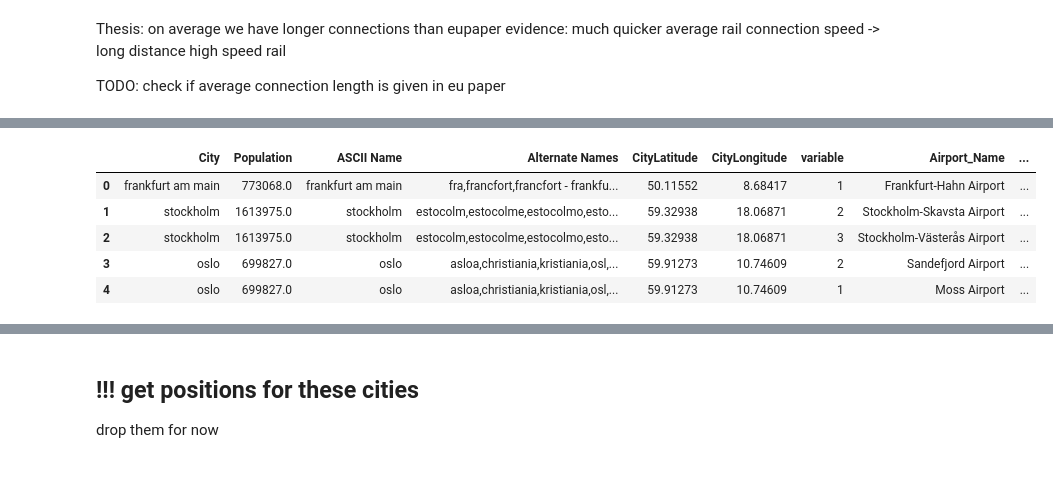
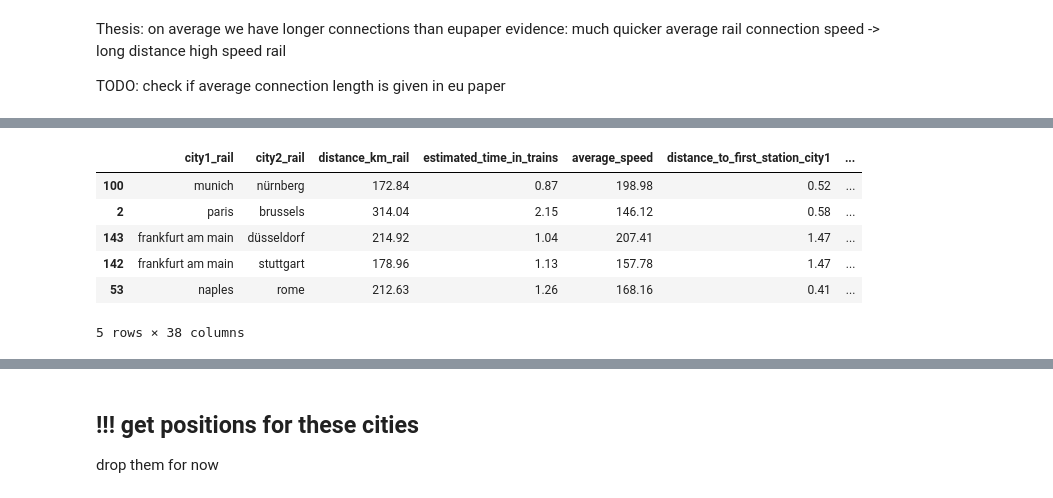
Before and after one commit to Niledough/DOPP_Exercise_2, a Jupyter notebook: dopp-air-and-rail.ipynb, the cells around one changed output, grey strips where cells are left out. Cells and saved outputs as stored; diff of their text form; code cells hidden in the pictures.

Commit message:
create map comparing travel times and cleaning up the old code

```diff
--- a/dopp-air-and-rail.ipynb
+++ b/dopp-air-and-rail.ipynb
@@ -109,7 +109,7 @@ latest_df = pd.DataFrame({
     'Population': latest_populations
 })
 latest_df_sorted = latest_df.sort_values(by='Population', ascending=False)
-latest_df_sorted = latest_df_sorted[latest_df_sorted['Population'] > 500000].sort_values(by='Population', ascending=False)
+latest_df_sorted = latest_df_sorted[latest_df_sorted['Population'] > 300000].sort_values(by='Population', ascending=False)
 
 # Standardize cities in the latest_df_sorted
 latest_df_sorted['City'] = latest_df_sorted['City'].str.strip().str.lower()
@@ -2086,0 +2046,5 @@ df_cities_airports['Airport ID'] = df_cities_airports['Airport ID'].astype('int'
+# %%
+
+df_airandrail_short['delta_time_hours'] = df_airandrail_short['total_travel_time_minutes_air']/60 - df_airandrail_short['total_travel_time_minutes_rail']/60
+
+display(df_airandrail_short.head())
@@ -2086,0 +2059,36 @@ df_cities_airports['Airport ID'] = df_cities_airports['Airport ID'].astype('int'
+# %%
+# drop connections where time delta > 10h
+
+df_airandrail_short.drop(df_airandrail_short[df_airandrail_short['delta_time_hours'] < -10].index, inplace= True)
+# %%
+# find min and max avg speed
+df_airandrail_short_sorted = df_airandrail_short.sort_values(by='delta_time_hours', ascending=False)
+
+# Get the maximum average speed
+max_delta_time = df_airandrail_short_sorted['delta_time_hours'].iloc[0]
+print(f"Maximum Time Delta (air-rail): {max_delta_time} hours")
+
+# Get the minimum average speed
+min_delta_time = df_airandrail_short_sorted['delta_time_hours'].iloc[-1]
+print(f"Minimum Time Delta (air-rail): {min_delta_time} hours")
+
+
+
+# create avg_speed groups
+
+bins = np.arange(-10,2,1) # bins for avg speed
+labels = [f"{bins[i]}-{bins[i+1]}" for i in range(len(bins)-1)]
+df_airandrail_short['delta_time_group'] = pd.cut(df_airandrail_short['delta_time_hours'], bins=bins, labels=labels, right=False)
+
+time_group_counts = df_airandrail_short['delta_time_group'].value_counts(sort=False)
+#print(time_group_counts)
+
+plt.figure(figsize=(12, 6))
+time_group_counts.plot(kind='bar', color='skyblue', width=0.8)
+plt.title("Distribution of Time Difference (Air- Rail) in hours")
+plt.ylabel('Number of Connections')
+plt.xlabel('Time_delta')
+plt.xticks(rotation=45, ha='right')
+plt.grid(axis='y', linestyle='--', alpha=0.7)
+plt.tight_layout()
+plt.show()
@@ -2087,9 +2099,10 @@ df_cities_airports['Airport ID'] = df_cities_airports['Airport ID'].astype('int'
 # %%
-display(df_cities_airports.head())
+display(df_airandrail_short_sorted.head())
 # %% [output]
-|  | City | Population | ASCII Name | Alternate Names | CityLatitude | CityLongitude | variable | Airport_Name | ... |
-| 0 | frankfurt am main | 773068.0 | frankfurt am main | fra,francfort,francfort - frankfu... | 50.11552 | 8.68417 | 1 | Frankfurt-Hahn Airport | ... |
-| 1 | stockholm | 1613975.0 | stockholm | estocolm,estocolme,estocolmo,esto... | 59.32938 | 18.06871 | 2 | Stockholm-Skavsta Airport | ... |
-| 2 | stockholm | 1613975.0 | stockholm | estocolm,estocolme,estocolmo,esto... | 59.32938 | 18.06871 | 3 | Stockholm-Västerås Airport | ... |
-| 3 | oslo | 699827.0 | oslo | asloa,christiania,kristiania,osl,... | 59.91273 | 10.74609 | 2 | Sandefjord Airport | ... |
-| 4 | oslo | 699827.0 | oslo | asloa,christiania,kristiania,osl,... | 59.91273 | 10.74609 | 1 | Moss Airport | ... |
+|  | city1_rail | city2_rail | distance_km_rail | estimated_time_in_trains | average_speed | distance_to_first_station_city1 | ... |
+| 100 | munich | nürnberg | 172.84 | 0.87 | 198.98 | 0.52 | ... |
+| 2 | paris | brussels | 314.04 | 2.15 | 146.12 | 0.58 | ... |
+| 143 | frankfurt am main | düsseldorf | 214.92 | 1.04 | 207.41 | 1.47 | ... |
+| 142 | frankfurt am main | stuttgart | 178.96 | 1.13 | 157.78 | 1.47 | ... |
+| 53 | naples | rome | 212.63 | 1.26 | 168.16 | 0.41 | ... |
+5 rows × 38 columns
```
Also changed, not shown: parts of 57 cells of this notebook.
